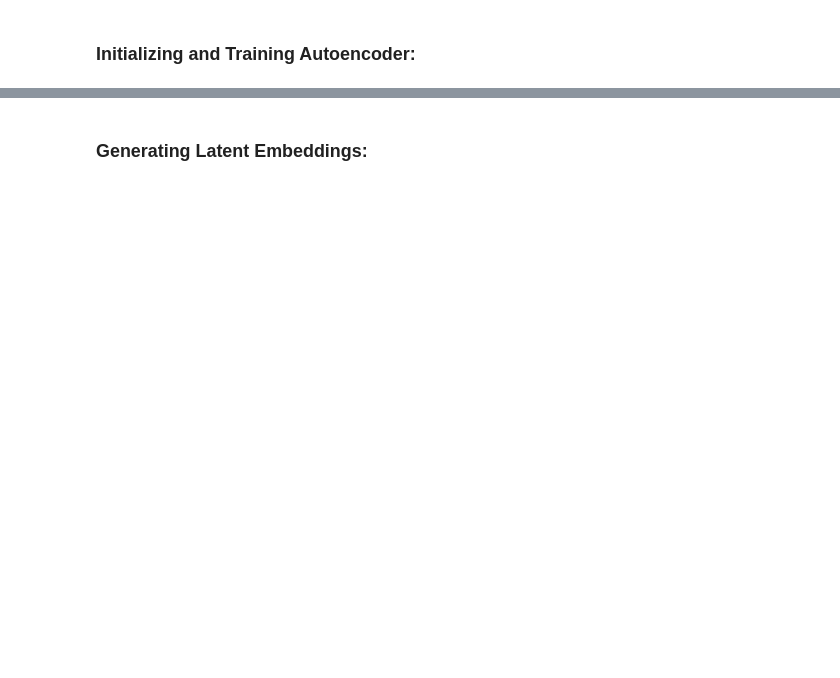
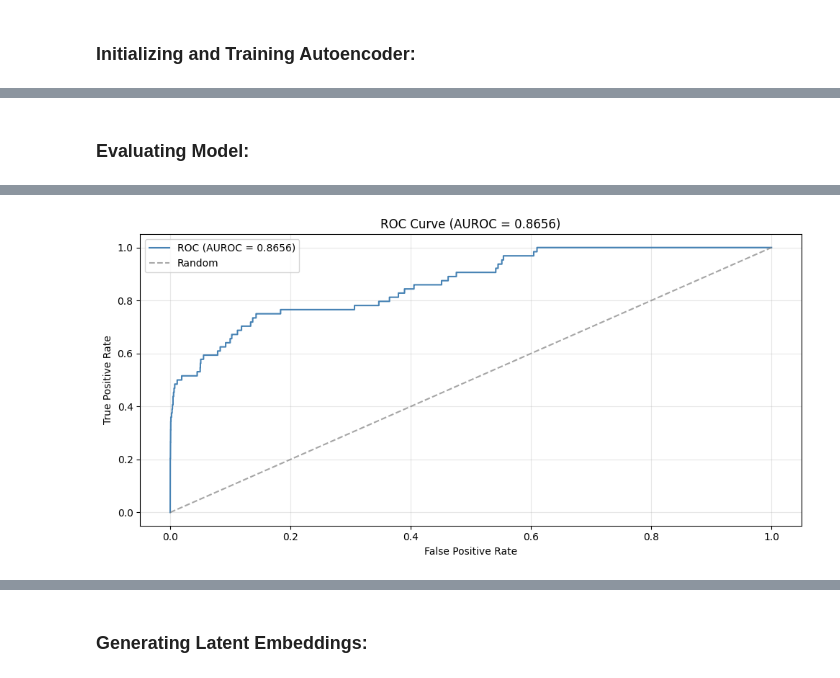
Before and after one commit to Aaron-Loera/Insider-Threat-Detection, a Jupyter notebook: Autoencoder.ipynb, the cells around one changed output, grey strips where cells are left out. Saved outputs shown, nothing was run; the diff lists cells and outputs as text; code cells hidden in the pictures; blank space fills up the shorter version.

Commit message:
- Reduce error inflation in group reconstruction error - Add `load` class method to Autoencoder class - Visualize model performance using figures

```diff
--- a/Autoencoder.ipynb
+++ b/Autoencoder.ipynb
@@ -192,0 +146,9 @@ plot_loss(history, SAVE_PATH)
+# %% [markdown]
+### Evaluating Model:
+# %%
+roc_score = ae.compute_roc_auc_score(
+    feature_matrix=x_train_scaled,
+    insider_labels=insider_mask,
+    save_path=SAVE_PATH
+)
+# %% [output]
@@ -192,0 +156 @@ plot_loss(history, SAVE_PATH)
+[figure, added]
```
Also changed, not shown: parts of 10 cells of this notebook, 10 other files.
